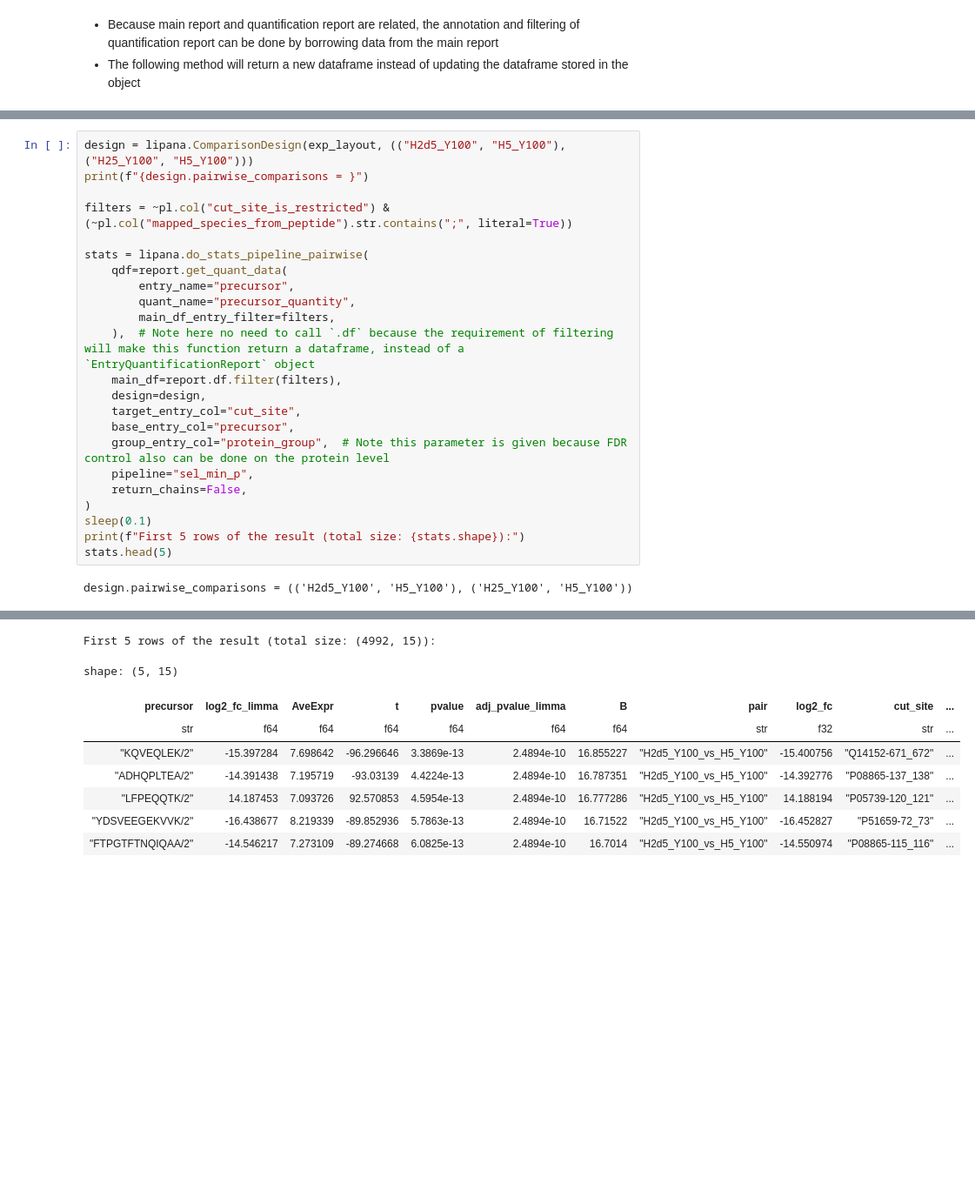
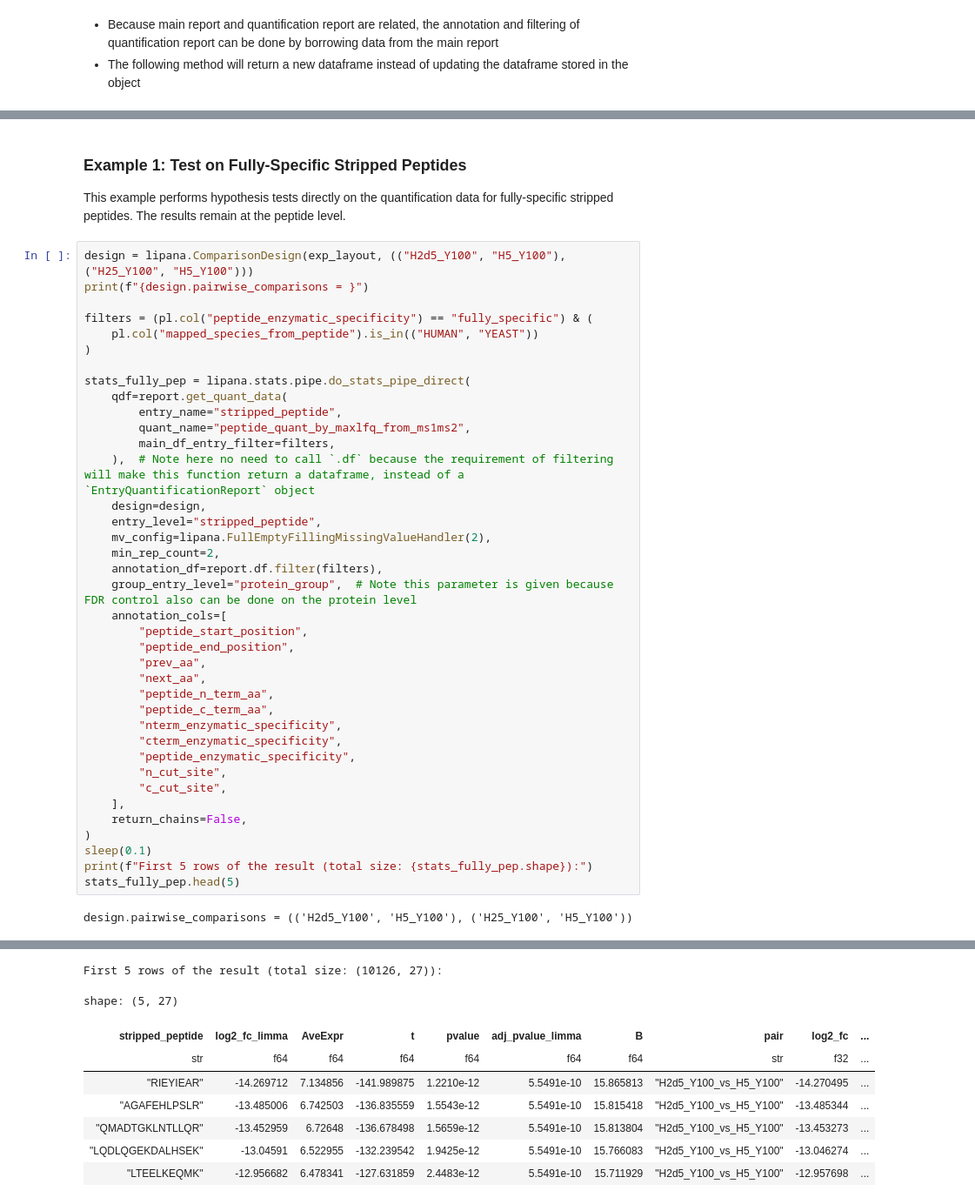
Before and after one commit to Shui-Group/DIA-LiPQuan, a Jupyter notebook: doc/source/usage.ipynb, the cells around one changed output, grey strips where cells are left out. Shown at 87% size. Cells and saved outputs as stored; diff of their text form; blank space fills up the shorter version.

Commit message:
new pipelines

```diff
--- a/doc/source/usage.ipynb
+++ b/doc/source/usage.ipynb
@@ -509,25 +505,44 @@ shape: (4_761, 18)
+# %% [markdown]
+### Example 1: Test on Fully-Specific Stripped Peptides
+
+This example performs hypothesis tests directly on the quantification data for fully-specific stripped peptides. The results remain at the peptide level.
 # %%
 design = lipana.ComparisonDesign(exp_layout, (("H2d5_Y100", "H5_Y100"), ("H25_Y100", "H5_Y100")))
 print(f"{design.pairwise_comparisons = }")
 
-filters = ~pl.col("cut_site_is_restricted") & (~pl.col("mapped_species_from_peptide").str.contains(";", literal=True))
+filters = (pl.col("peptide_enzymatic_specificity") == "fully_specific") & (
+    pl.col("mapped_species_from_peptide").is_in(("HUMAN", "YEAST"))
+)
 
-stats = lipana.do_stats_pipeline_pairwise(
+stats_fully_pep = lipana.stats.pipe.do_stats_pipe_direct(
     qdf=report.get_quant_data(
-        entry_name="precursor",
-        quant_name="precursor_quantity",
+        entry_name="stripped_peptide",
+        quant_name="peptide_quant_by_maxlfq_from_ms1ms2",
         main_df_entry_filter=filters,
     ),  # Note here no need to call `.df` because the requirement of filtering will make this function return a dataframe, instead of a `EntryQuantificationReport` object
-    main_df=report.df.filter(filters),
     design=design,
-    target_entry_col="cut_site",
-    base_entry_col="precursor",
-    group_entry_col="protein_group",  # Note this parameter is given because FDR control also can be done on the protein level
-    pipeline="sel_min_p",
+    entry_level="stripped_peptide",
+    mv_config=lipana.FullEmptyFillingMissingValueHandler(2),
+    min_rep_count=2,
+    annotation_df=report.df.filter(filters),
+    group_entry_level="protein_group",  # Note this parameter is given because FDR control also can be done on the protein level
+    annotation_cols=[
+        "peptide_start_position",
+        "peptide_end_position",
+        "prev_aa",
+        "next_aa",
+        "peptide_n_term_aa",
+        "peptide_c_term_aa",
+        "nterm_enzymatic_specificity",
+        "cterm_enzymatic_specificity",
+        "peptide_enzymatic_specificity",
+        "n_cut_site",
+        "c_cut_site",
+    ],
     return_chains=False,
 )
 sleep(0.1)
-print(f"First 5 rows of the result (total size: {stats.shape}):")
-stats.head(5)
+print(f"First 5 rows of the result (total size: {stats_fully_pep.shape}):")
+stats_fully_pep.head(5)
 # %% [output]
 design.pairwise_comparisons = (('H2d5_Y100', 'H5_Y100'), ('H25_Y100', 'H5_Y100'))
@@ -544,9 +559,9 @@ Output to /tmp/tmp37pdtkef.txt-limma_output.txt
-First 5 rows of the result (total size: (4992, 15)):
+First 5 rows of the result (total size: (10126, 27)):
-shape: (5, 15)
+shape: (5, 27)
-| precursor | log2_fc_limma | AveExpr | t | pvalue | adj_pvalue_limma | B | pair | log2_fc | cut_site | ... |
-| str | f64 | f64 | f64 | f64 | f64 | f64 | str | f32 | str | ... |
-| "KQVEQLEK/2" | -15.397284 | 7.698642 | -96.296646 | 3.3869e-13 | 2.4894e-10 | 16.855227 | "H2d5_Y100_vs_H5_Y100" | -15.400756 | "Q14152-671_672" | ... |
-| "ADHQPLTEA/2" | -14.391438 | 7.195719 | -93.03139 | 4.4224e-13 | 2.4894e-10 | 16.787351 | "H2d5_Y100_vs_H5_Y100" | -14.392776 | "P08865-137_138" | ... |
-| "LFPEQQTK/2" | 14.187453 | 7.093726 | 92.570853 | 4.5954e-13 | 2.4894e-10 | 16.777286 | "H2d5_Y100_vs_H5_Y100" | 14.188194 | "P05739-120_121" | ... |
-| "YDSVEEGEKVVK/2" | -16.438677 | 8.219339 | -89.852936 | 5.7863e-13 | 2.4894e-10 | 16.71522 | "H2d5_Y100_vs_H5_Y100" | -16.452827 | "P51659-72_73" | ... |
-| "FTPGTFTNQIQAA/2" | -14.546217 | 7.273109 | -89.274668 | 6.0825e-13 | 2.4894e-10 | 16.7014 | "H2d5_Y100_vs_H5_Y100" | -14.550974 | "P08865-115_116" | ... |
+| stripped_peptide | log2_fc_limma | AveExpr | t | pvalue | adj_pvalue_limma | B | pair | log2_fc | ... |
+| str | f64 | f64 | f64 | f64 | f64 | f64 | str | f32 | ... |
+| "RIEYIEAR" | -14.269712 | 7.134856 | -141.989875 | 1.2210e-12 | 5.5491e-10 | 15.865813 | "H2d5_Y100_vs_H5_Y100" | -14.270495 | ... |
+| "AGAFEHLPSLR" | -13.485006 | 6.742503 | -136.835559 | 1.5543e-12 | 5.5491e-10 | 15.815418 | "H2d5_Y100_vs_H5_Y100" | -13.485344 | ... |
+| "QMADTGKLNTLLQR" | -13.452959 | 6.72648 | -136.678498 | 1.5659e-12 | 5.5491e-10 | 15.813804 | "H2d5_Y100_vs_H5_Y100" | -13.453273 | ... |
+| "LQDLQGEKDALHSEK" | -13.04591 | 6.522955 | -132.239542 | 1.9425e-12 | 5.5491e-10 | 15.766083 | "H2d5_Y100_vs_H5_Y100" | -13.046274 | ... |
+| "LTEELKEQMK" | -12.956682 | 6.478341 | -127.631859 | 2.4483e-12 | 5.5491e-10 | 15.711929 | "H2d5_Y100_vs_H5_Y100" | -12.957698 | ... |
```
Also changed, not shown: parts of 25 cells of this notebook, 9 other files.
